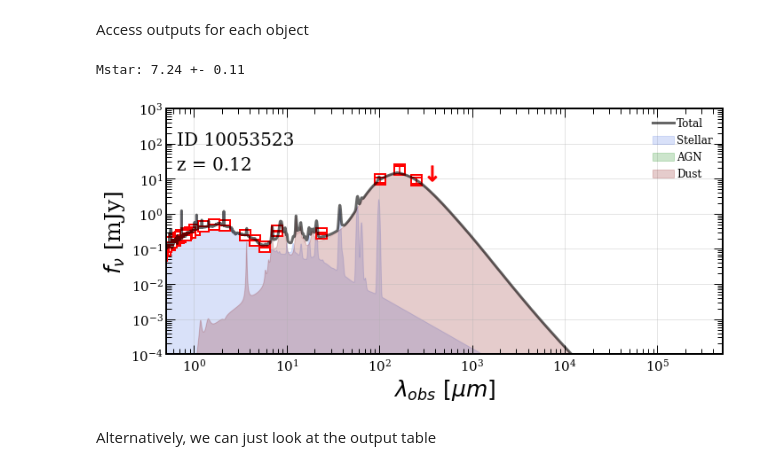
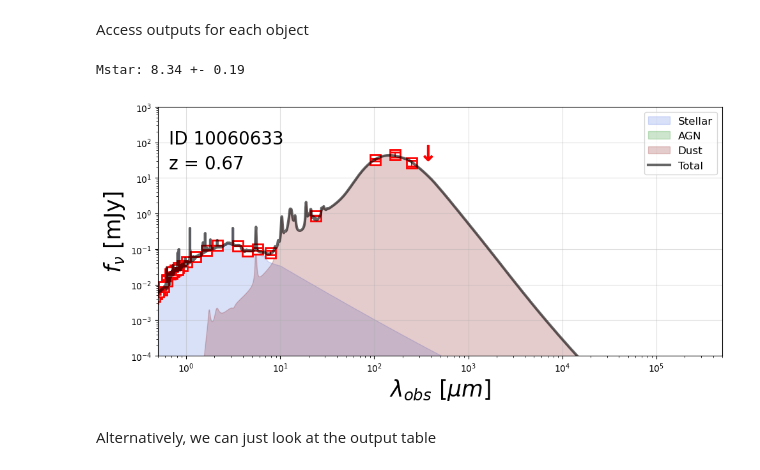
Before and after one commit to takafumi291/Modified-stardust, a Jupyter notebook: example/Stardust_Example.ipynb, the cells around one changed output. Saved outputs shown, nothing was run; the diff lists cells and outputs as text; code cells hidden in the pictures.

```diff
--- a/example/Stardust_Example.ipynb
+++ b/example/Stardust_Example.ipynb
@@ -83,18 +85,18 @@ Begin Multithreading
 # %% [markdown]
 Access outputs for each object
 # %%
-idx = 45
+idx = 10
 self.show_fit(idx)
 
 #All the physical parameters like mstar, mdust and lir are contained within the self class
 #These can be accessed like so
 dust_mass = np.log10(self.mdust[idx])
 e_dust_mass = self.e_mdust[idx]/self.mdust[idx]*np.log(10)**-1
 
 print(r'Mstar: {:.2f} +- {:.2f}'.format(dust_mass,e_dust_mass))
 # %% [output]
-Mstar: 7.24 +- 0.11
+Mstar: 8.34 +- 0.19
-[figure, old version]
+[figure, new version]
 # %% [markdown]
 Alternatively, we can just look at the output table
 # %%
```
Also changed, not shown: parts of 4 cells of this notebook.
